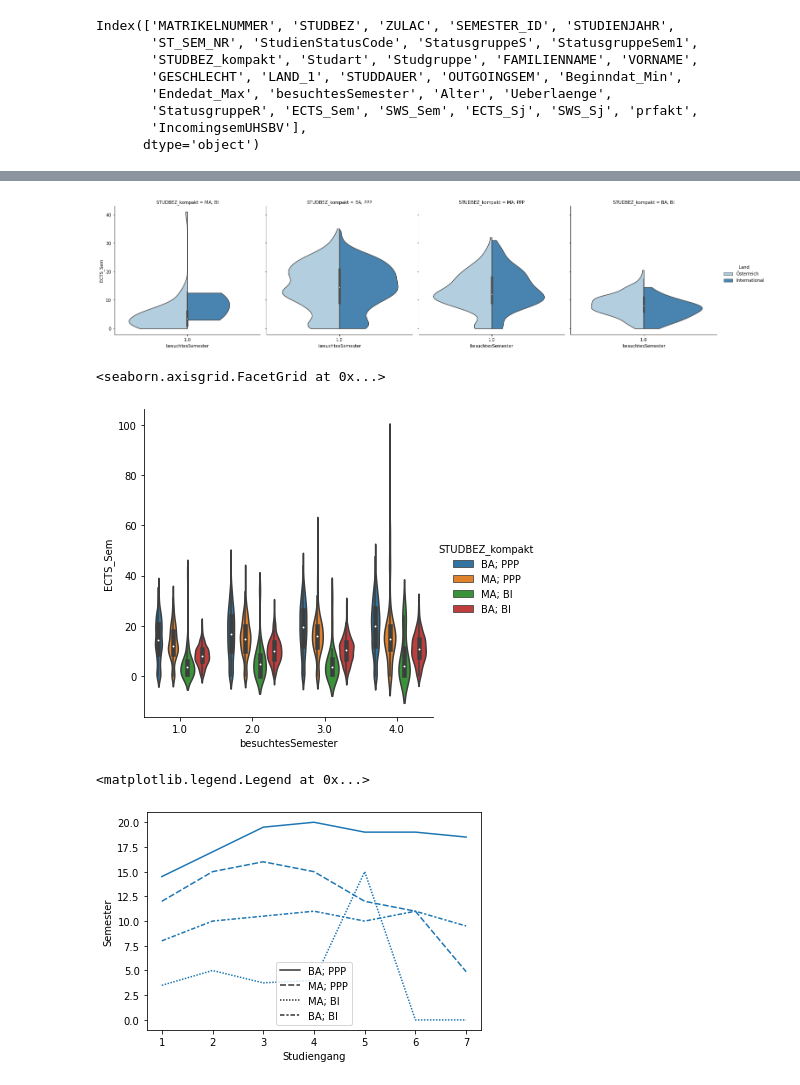
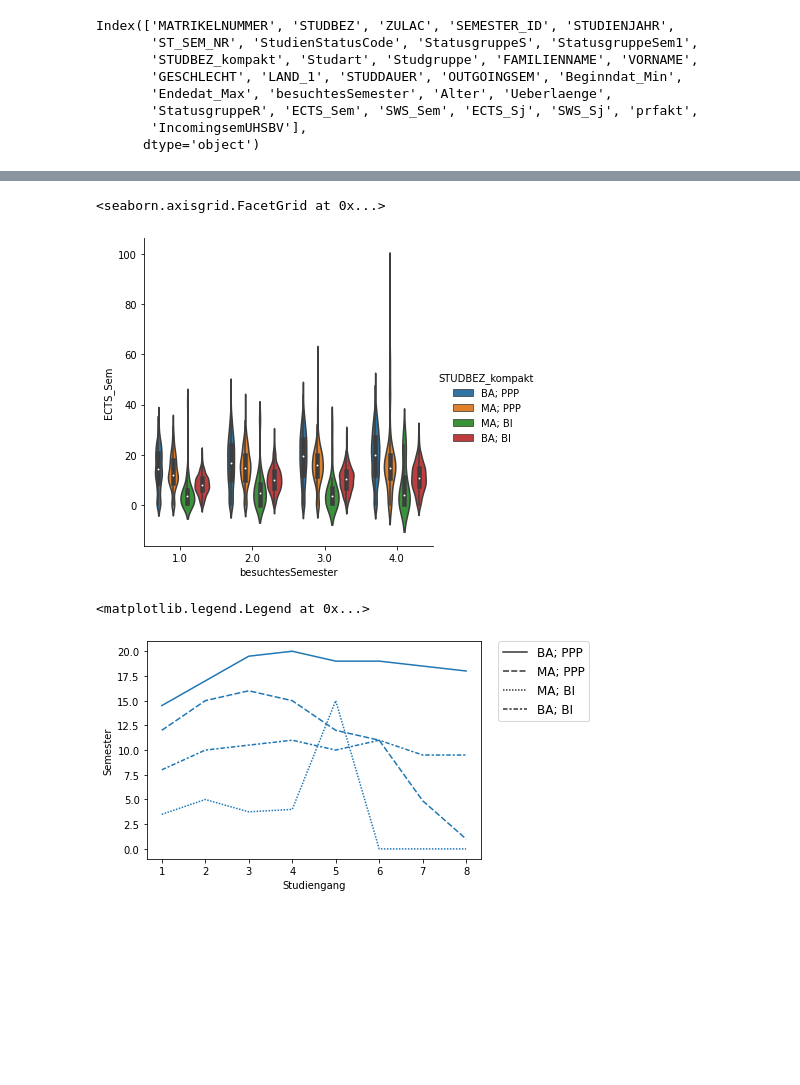
Before and after one commit to PeterAichinger-Fankhauser/datavis4ds, a Jupyter notebook: student_data_viz_v2.ipynb, the cells around one changed output, grey strips where cells are left out. Saved outputs shown, nothing was run; the diff lists cells and outputs as text; code cells hidden in the pictures; blank space fills up the shorter version.

Commit message:
added vio plots, comments, cleaned app

```diff
--- a/student_data_viz_v2.ipynb
+++ b/student_data_viz_v2.ipynb
@@ -94,40 +160,27 @@ Name: Land, dtype: int64
 # %%
-df_reduced = df.loc[df["besuchtesSemester"] == 1]
-p = sns.catplot(data=df_reduced,
-kind="violin",
-x="besuchtesSemester",
-y="ECTS_Sem",
-hue="Land",
-col="STUDBEZ_kompakt",
-palette="Blues",
-cut=0,
-split=True)
+max_sem = 4
+df_reduced = df.loc[df["besuchtesSemester"] <= max_sem]
+sns.catplot(data=df_reduced,
+            kind="violin",
+            x="besuchtesSemester",
+            y="ECTS_Sem",
+            hue="STUDBEZ_kompakt",
+            )
+
 #plt.ylim(0,60)
+
 # would be useful to introduce trim, so that we "zoom in" more
 # %% [output]
+<seaborn.axisgrid.FacetGrid at 0x...>
-[figure, old version]
+[figure, new version]
-# %%
-df_reduced = df.loc[df["besuchtesSemester"] <= 4]
-sns.catplot(data=df_reduced,
-            kind="violin",
-            x="besuchtesSemester",
-            y="ECTS_Sem",
-            hue="STUDBEZ_kompakt",
-            )
-
-#plt.ylim(0,60)
-
-# would be useful to introduce trim, so that we "zoom in" more
-# %% [output]
-<seaborn.axisgrid.FacetGrid at 0x...>
-[figure, removed]
 # %%
 # sns.catplot(data=df_reduced, kind="violin", x="STUDBEZ_kompakt", y="ECTS_Sem", hue="besuchtesSemester")
 # %%
 #df_raw.loc[df_raw["StatusgruppeR"] != "Beurlaubung"]
 # %%
+max_sem = 8
 sns.lineplot(data=df_raw.loc[(df_raw["StatusgruppeR"] != "Beurlaubung") &
-                            (df_raw["besuchtesSemester"] < 8)],
+                            (df_raw["besuchtesSemester"] <= max_sem)],
             x="besuchtesSemester",
             y="ECTS_Sem",
             #hue="STUDBEZ_kompakt",
@@ -136,8 +189,9 @@ sns.lineplot(data=df_raw.loc[(df_raw["StatusgruppeR"] != "Beurlaubung") &
             style="STUDBEZ_kompakt")
 plt.xlabel("Studiengang")
 plt.ylabel("Semester")
-plt.legend(loc="best")
+#plt.legend(loc="best")
+plt.legend(bbox_to_anchor=(1.05, 1), loc="upper left", borderaxespad=0, fontsize="large")
 # %% [output]
 <matplotlib.legend.Legend at 0x...>
-[figure, old version]
+[figure, new version]
 # %%
```
Also changed, not shown: parts of 20 cells of this notebook, 3 other files.
